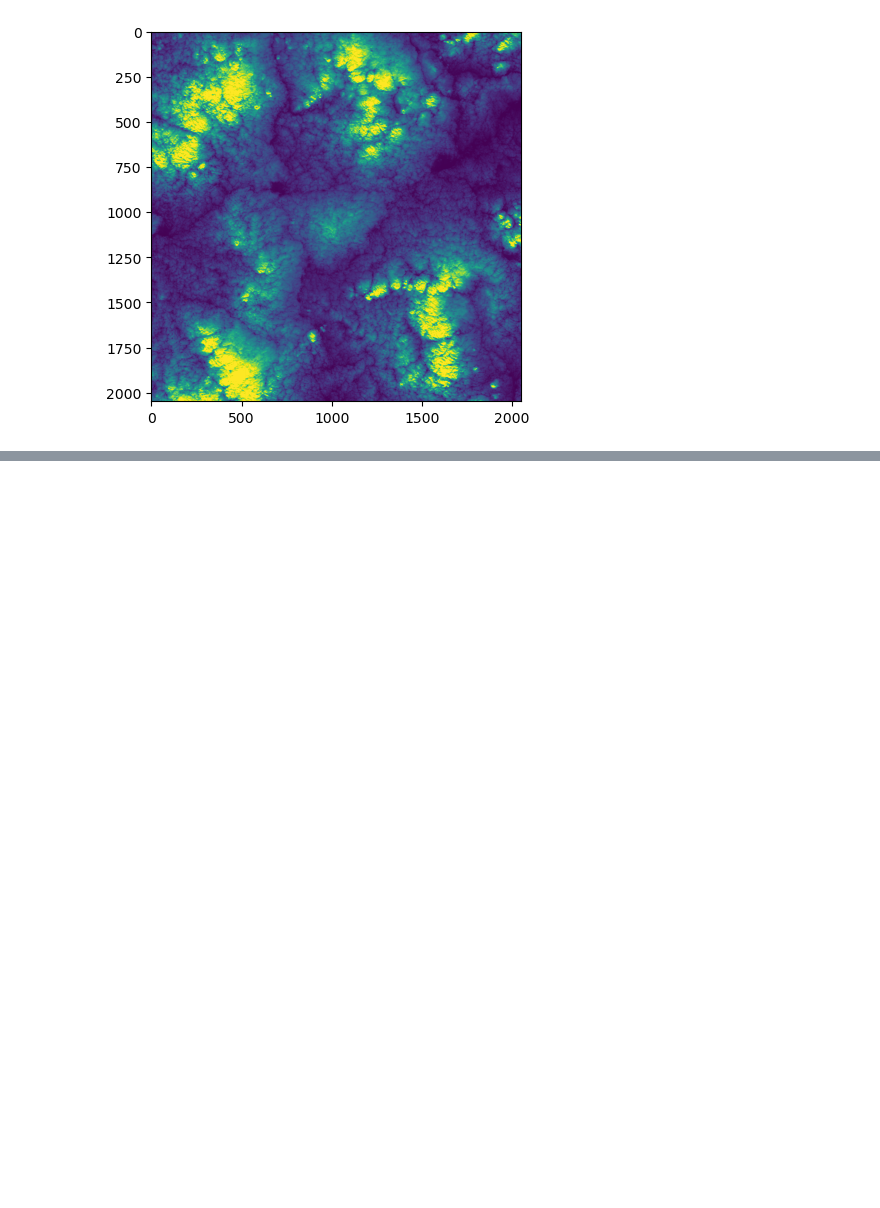
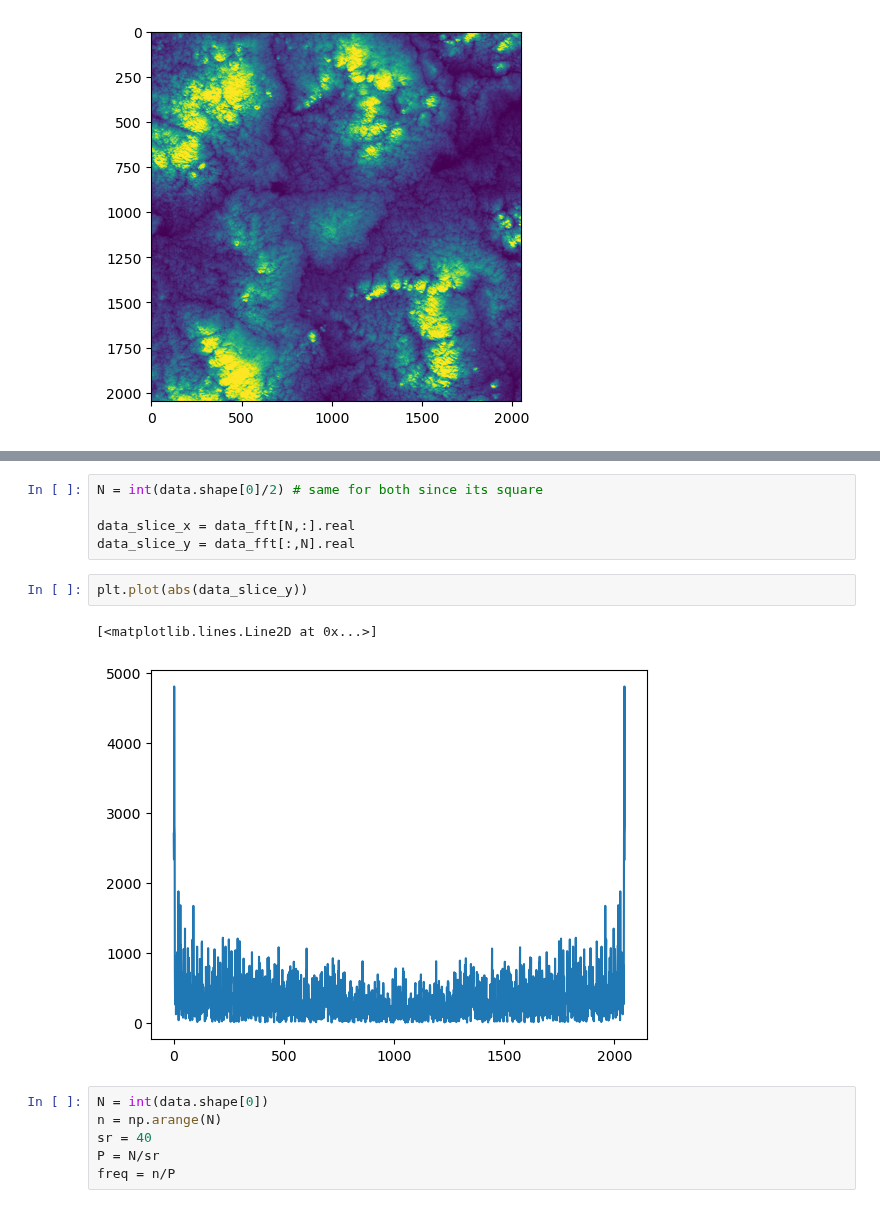
Before and after one commit to nicduboc/numeric_2024, a Jupyter notebook: notebooks/lab9/duboc_assig9.ipynb, the cells around one changed output, grey strips where cells are left out. Drawn from its saved outputs; the diff is of its cells as text; blank space fills up the shorter version.

```diff
--- a/notebooks/lab9/duboc_assig9.ipynb
+++ b/notebooks/lab9/duboc_assig9.ipynb
@@ -46,0 +43,16 @@ np.min(np.fft.fftshift(data_fft))
+# %%
+N = int(data.shape[0]/2) # same for both since its square
+
+data_slice_x = data_fft[N,:].real
+data_slice_y = data_fft[:,N].real
+# %%
+plt.plot(abs(data_slice_y))
+# %% [output]
+[<matplotlib.lines.Line2D at 0x...>]
+[figure, added]
+# %%
+N = int(data.shape[0])
+n = np.arange(N)
+sr = 40
+P = N/sr
+freq = n/P
```
Also changed, not shown: parts of 3 cells of this notebook, 3 other files.
